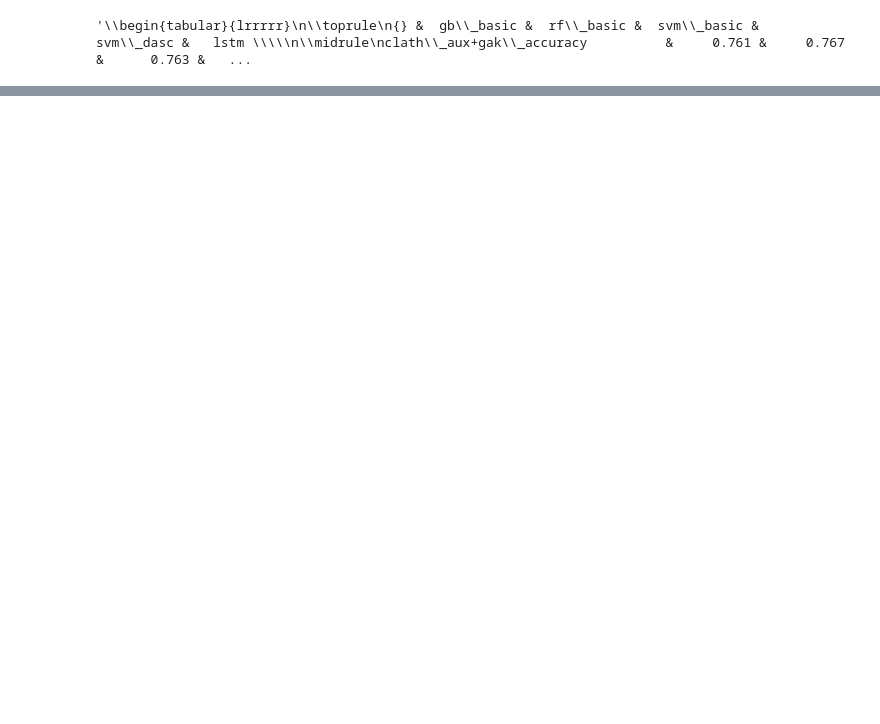
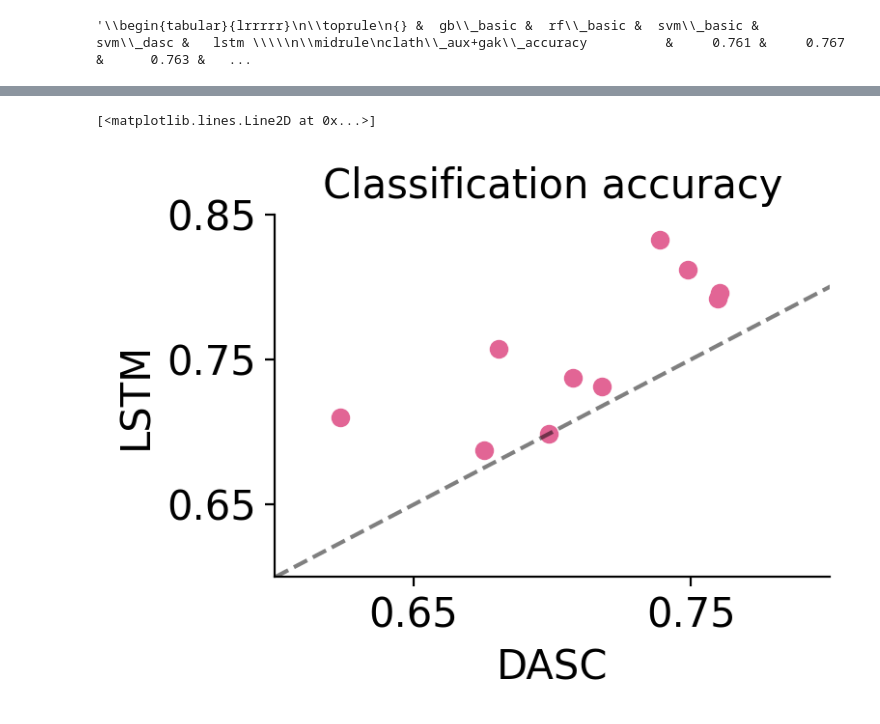
Before and after one commit to Yu-Group/molecular-partner-prediction, a Jupyter notebook: reports/full_data_results.ipynb, the cells around one changed output, grey strips where cells are left out. Saved outputs shown, nothing was run; the diff lists cells and outputs as text; code cells hidden in the pictures; blank space fills up the shorter version.

Commit message:
added cell level accuracies

```diff
--- a/reports/full_data_results.ipynb
+++ b/reports/full_data_results.ipynb
@@ -36,3 +37,21 @@ res
 | svm_basic | 0.7646 | 0.7631 | 0.8339 | 0.7107 | ... |
 | svm_dasc | 0.7300 | 0.7317 | 0.7921 | 0.7088 | ... |
 | lstm | 0.7825 | 0.7799 | 0.8441 | 0.7171 | ... |
+# %%
+res = pd.read_csv("cell_level_res.csv", index_col=0)
+# %%
+res = res[[c for c in res.columns if c.endswith('accuracy') and not 'balanced' in c]]
+# %%
+plt.figure(dpi=200, figsize=(4, 3))
+plt.scatter(res.loc['svm_dasc'].values, res.loc['lstm'].values, color='#E26595')
+plt.xlim((0.6, 0.8))
+plt.ylim((0.6, 0.85))
+plt.xticks([0.65, 0.75])
+plt.yticks([0.65, 0.75, 0.85])
+plt.xlabel("DASC")
+plt.ylabel("LSTM")
+plt.title("Classification accuracy", fontsize=15)
+plt.plot((0.6, 0.85), (0.6, 0.85), '--', color='k', alpha=.5)
+# %% [output]
+[<matplotlib.lines.Line2D at 0x...>]
+[figure, added]
```
Also changed, not shown: parts of 5 cells of this notebook, 3 other files.
